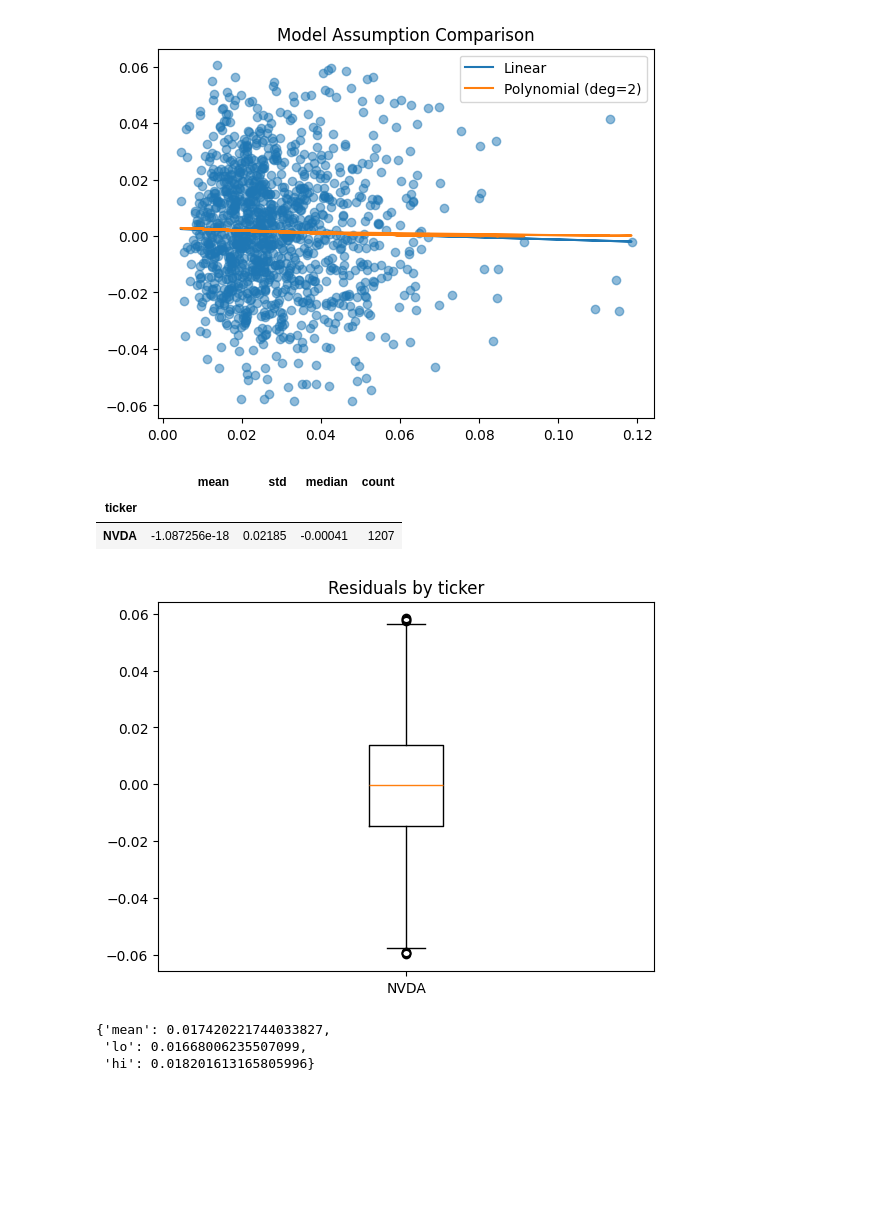
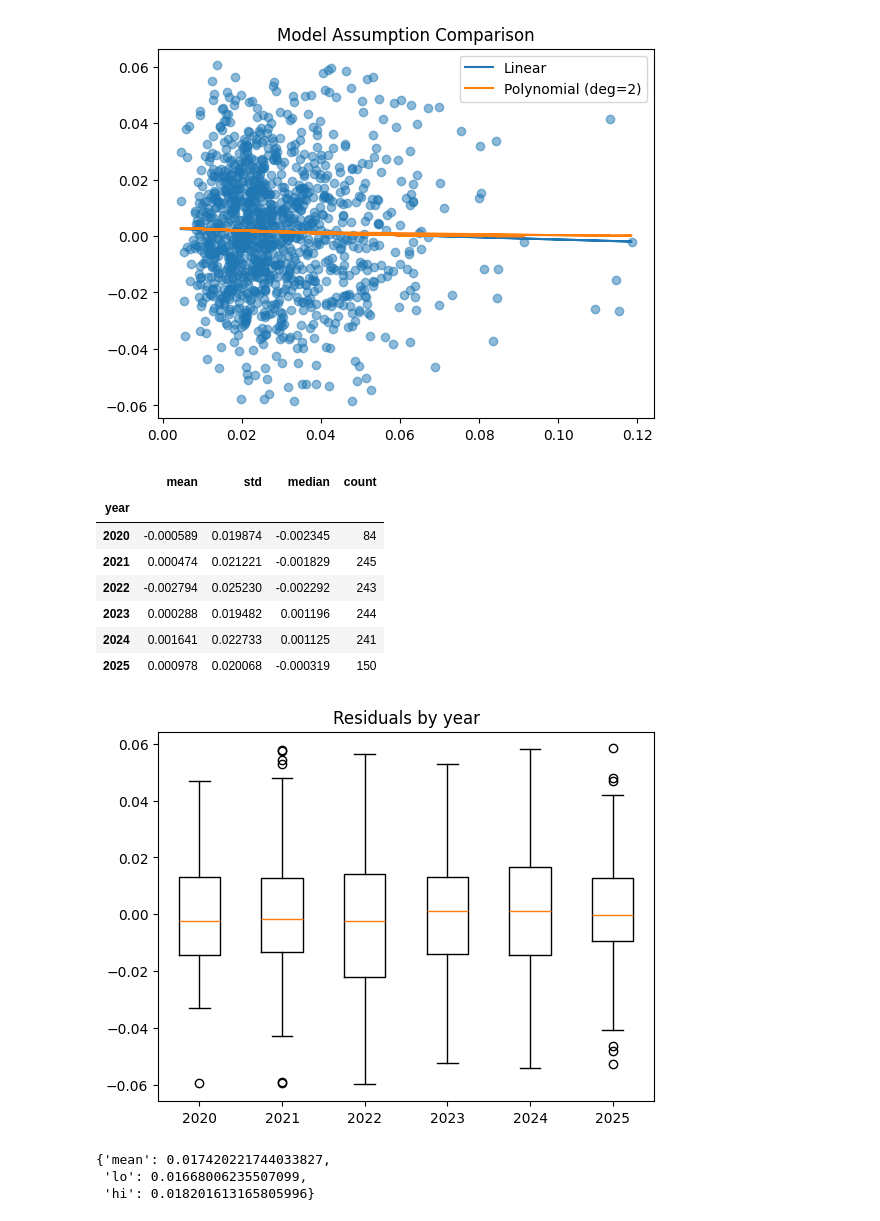
Before and after one commit to Toddyy030/bootcamp_Zhengtao_Sun, a Jupyter notebook: homework/stage11_hw/notebooks/risk_evaluation.ipynb, the cells around one changed output. Saved outputs shown, nothing was run; the diff lists cells and outputs as text; code cells hidden in the pictures; blank space fills up the shorter version.

```diff
--- a/homework/stage11_hw/notebooks/risk_evaluation.ipynb
+++ b/homework/stage11_hw/notebooks/risk_evaluation.ipynb
@@ -11,6 +11,7 @@ from sklearn.pipeline import make_pipeline
 # %%
 data_path = Path("/Users/zhengtaosun/Documents/bootcamp_Zhengtao_Sun/project/data/processed/NVDA_feature_engineering.parquet")
 df = pd.read_parquet(data_path)
+df["year"] = df["date"].dt.year
 df
 # %% [output]
 |  | date | adj close | close | high | low | open | volume | ticker | daily_rtn | excess_return | ... |
@@ -136,23 +137,28 @@ model_base = fit_fn(X_base.reshape(-1,1), y)
 df2 = df.copy()
 df2['y_hat'] = model_base.predict(df2['x_imputed'].values.reshape(-1,1))
 df2['resid'] = df2['next_excess_return'] - df2['y_hat']
-g = df2.groupby('ticker')['resid'].agg(['mean','std','median','count'])
+g = df2.groupby('year')['resid'].agg(['mean','std','median','count'])
 g
 # %% [output]
 |  | mean | std | median | count |
-| ticker |  |  |  |  |
-| NVDA | -1.087256e-18 | 0.02185 | -0.00041 | 1207 |
+| year |  |  |  |  |
+| 2020 | -0.000589 | 0.019874 | -0.002345 | 84 |
+| 2021 | 0.000474 | 0.021221 | -0.001829 | 245 |
+| 2022 | -0.002794 | 0.025230 | -0.002292 | 243 |
+| 2023 | 0.000288 | 0.019482 | 0.001196 | 244 |
+| 2024 | 0.001641 | 0.022733 | 0.001125 | 241 |
+| 2025 | 0.000978 | 0.020068 | -0.000319 | 150 |
 # %%
 plt.figure()
-grouped = df2.groupby('ticker')['resid']
+grouped = df2.groupby('year')['resid']
 data = [s.values for _, s in grouped]
 labels = list(grouped.groups.keys())
 
 plt.boxplot(data, tick_labels=labels)
-plt.title('Residuals by ticker')
+plt.title('Residuals by year')
 plt.show()
 # %% [output]
-[figure, old version]
+[figure, new version]
 # %%
 bm = bootstrap_metric(y, df2['y_hat'].values, mae, n_boot=600)
 bm
```
Also changed, not shown: parts of 1 cell of this notebook.
